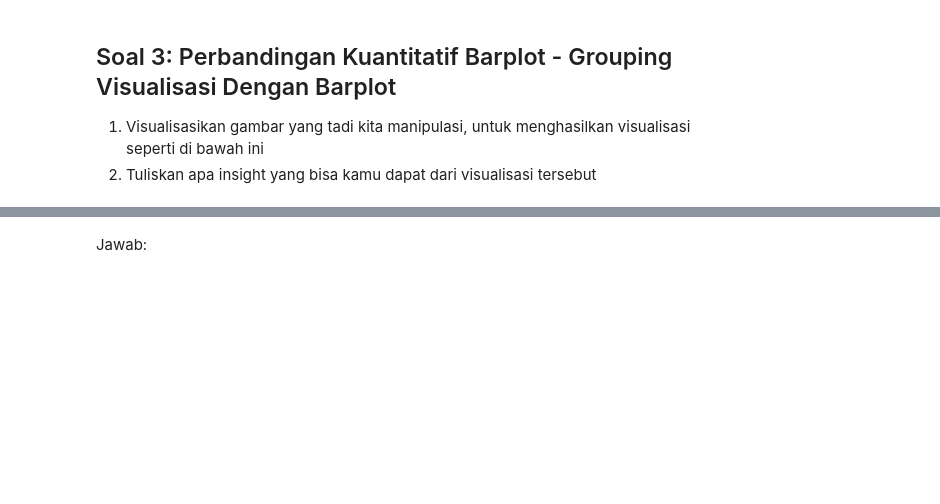
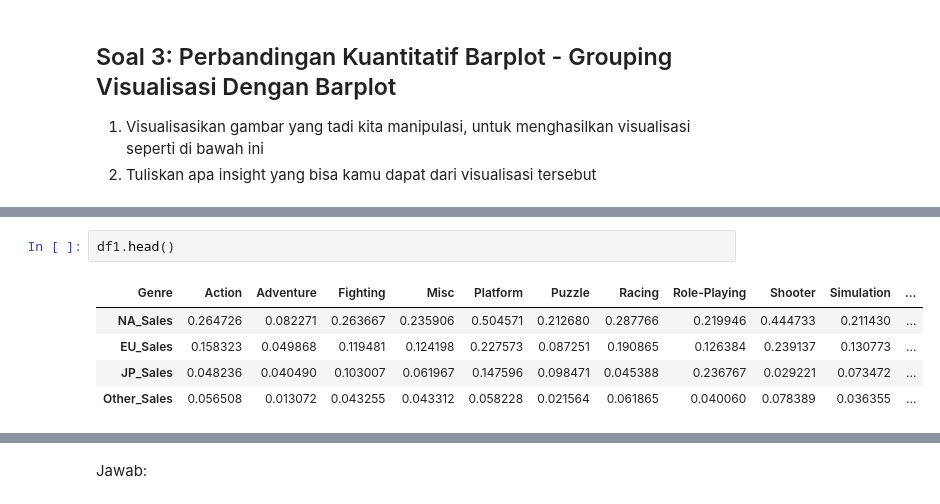
Before and after one commit to anggawp-learning/sanberlearn, a Jupyter notebook: Tugas Hari 4 Pekan 3_Angga Wahyu Pratama.ipynb, the cells around one changed output, grey strips where cells are left out. Cells and saved outputs as stored; diff of their text form; blank space fills up the shorter version.

```diff
--- a/Tugas Hari 4 Pekan 3_Angga Wahyu Pratama.ipynb
+++ b/Tugas Hari 4 Pekan 3_Angga Wahyu Pratama.ipynb
@@ -138,0 +135,8 @@ ValueError: shape mismatch: objects cannot be broadcast to a single shape
+# %%
+df1.head()
+# %% [output]
+| Genre | Action | Adventure | Fighting | Misc | Platform | Puzzle | Racing | Role-Playing | Shooter | Simulation | ... |
+| NA_Sales | 0.264726 | 0.082271 | 0.263667 | 0.235906 | 0.504571 | 0.212680 | 0.287766 | 0.219946 | 0.444733 | 0.211430 | ... |
+| EU_Sales | 0.158323 | 0.049868 | 0.119481 | 0.124198 | 0.227573 | 0.087251 | 0.190865 | 0.126384 | 0.239137 | 0.130773 | ... |
+| JP_Sales | 0.048236 | 0.040490 | 0.103007 | 0.061967 | 0.147596 | 0.098471 | 0.045388 | 0.236767 | 0.029221 | 0.073472 | ... |
+| Other_Sales | 0.056508 | 0.013072 | 0.043255 | 0.043312 | 0.058228 | 0.021564 | 0.061865 | 0.040060 | 0.078389 | 0.036355 | ... |
```
Also changed, not shown: parts of 7 cells of this notebook.
